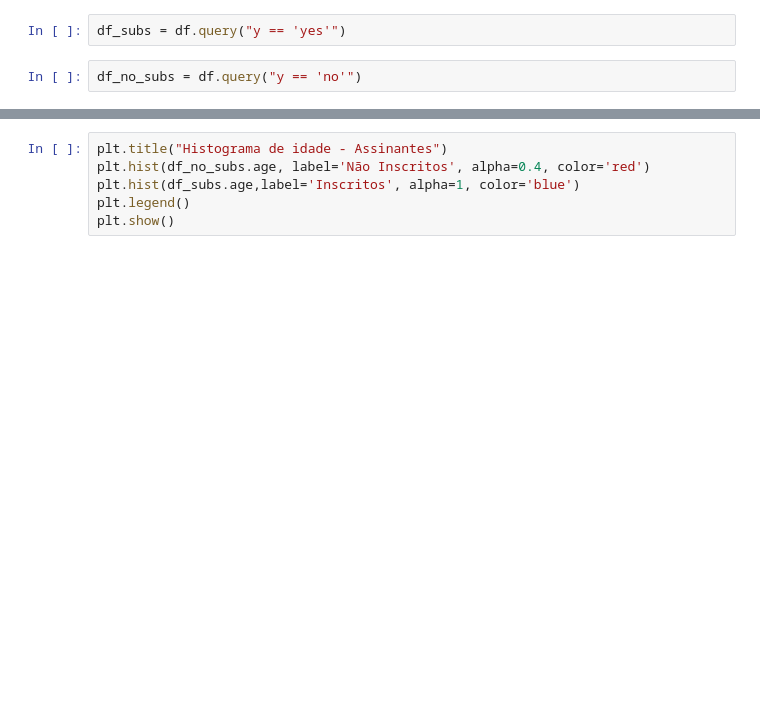
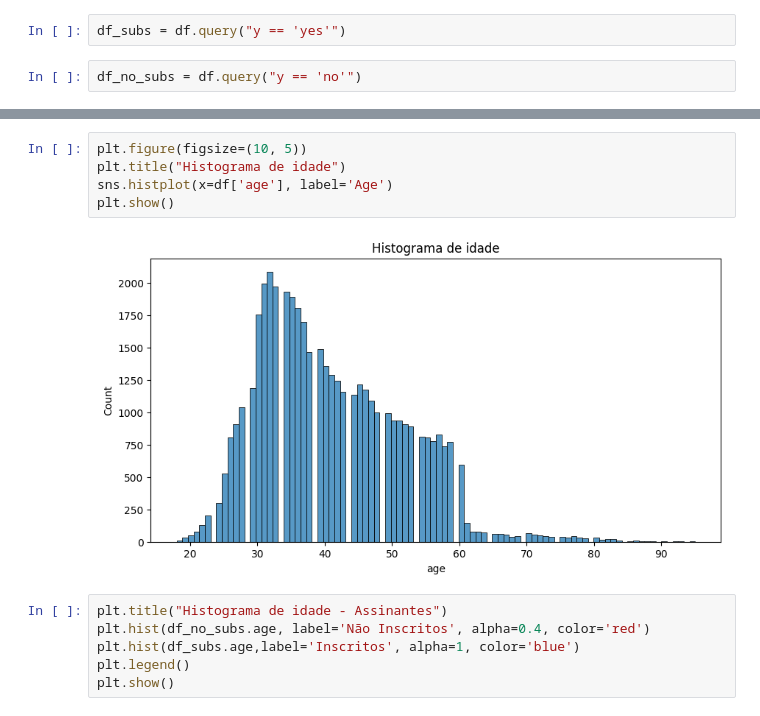
Before and after one commit to charles1706/Bank-Marketing-Propensity-Score, a Jupyter notebook: Untitled.ipynb, the cells around one changed output, grey strips where cells are left out. Saved outputs shown, nothing was run; the diff lists cells and outputs as text; blank space fills up the shorter version.

```diff
--- a/Untitled.ipynb
+++ b/Untitled.ipynb
@@ -53,3 +86,10 @@ df_no_subs = df.query("y == 'no'")
+# %%
+plt.figure(figsize=(10, 5))
+plt.title("Histograma de idade")
+sns.histplot(x=df['age'], label='Age')
+plt.show()
+# %% [output]
+[figure, added]
 # %%
 plt.title("Histograma de idade - Assinantes")
 plt.hist(df_no_subs.age, label='Não Inscritos', alpha=0.4, color='red')
```
Also changed, not shown: parts of 9 cells of this notebook.
